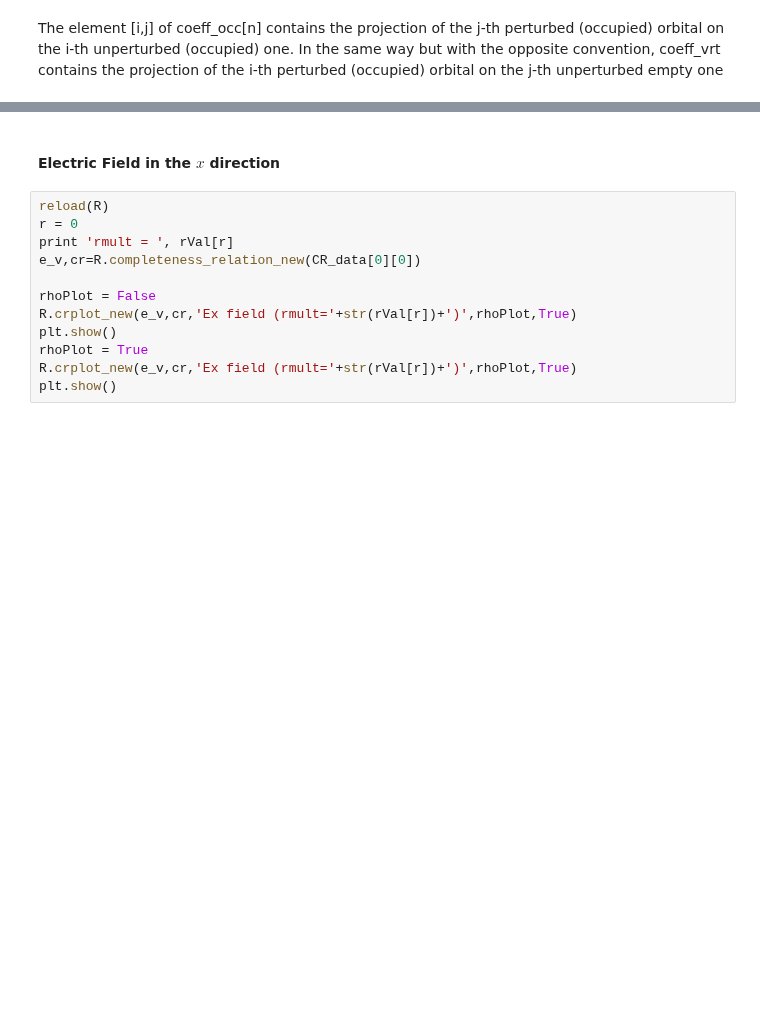
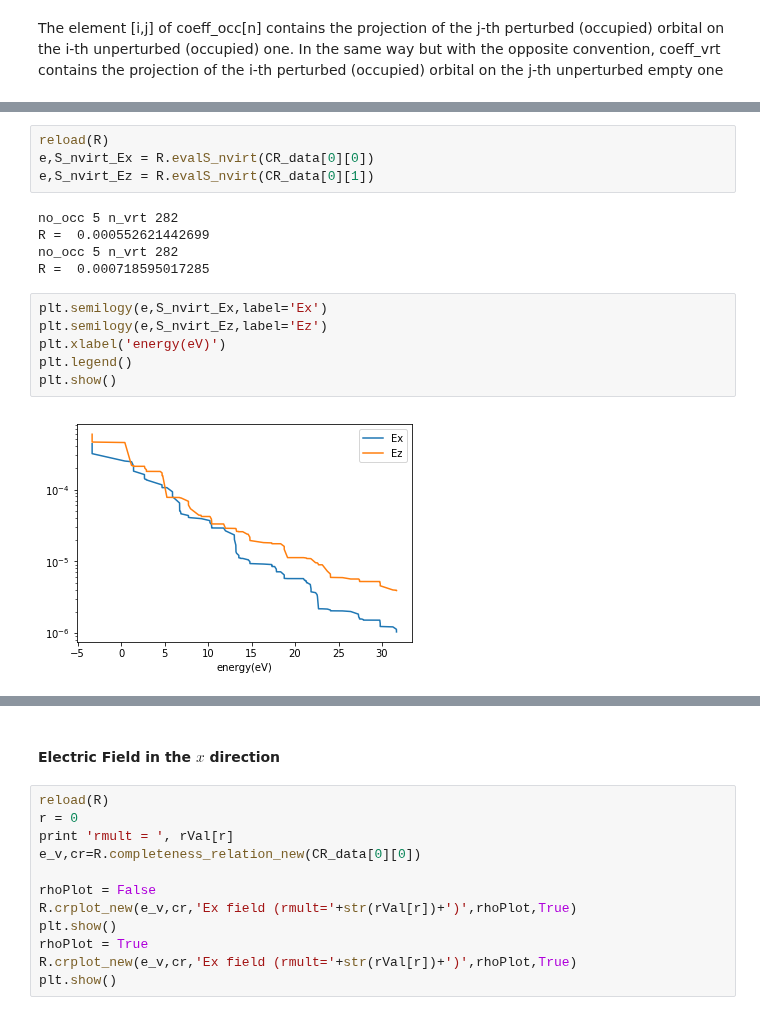
Before and after one commit to luigigenovese/KPM-nb, a Jupyter notebook: POLARIZABILITY/CO/Virtual_Orbitals_Completeness_Relation.ipynb, the cells around one changed output, grey strips where cells are left out. Cells and saved outputs as stored; diff of their text form; blank space fills up the shorter version.

```diff
--- a/POLARIZABILITY/CO/Virtual_Orbitals_Completeness_Relation.ipynb
+++ b/POLARIZABILITY/CO/Virtual_Orbitals_Completeness_Relation.ipynb
@@ -256,0 +291,17 @@ The element [i,j] of coeff_occ[n] contains the projection of the j-th perturbed
+# %%
+reload(R)
+e,S_nvirt_Ex = R.evalS_nvirt(CR_data[0][0])
+e,S_nvirt_Ez = R.evalS_nvirt(CR_data[0][1])
+# %% [output]
+no_occ 5 n_vrt 282
+R =  0.000552621442699
+no_occ 5 n_vrt 282
+R =  0.000718595017285
+# %%
+plt.semilogy(e,S_nvirt_Ex,label='Ex')
+plt.semilogy(e,S_nvirt_Ez,label='Ez')
+plt.xlabel('energy(eV)')
+plt.legend()
+plt.show()
+# %% [output]
+[figure, added]
```
Also changed, not shown: parts of 6 cells of this notebook, 3 other files.
